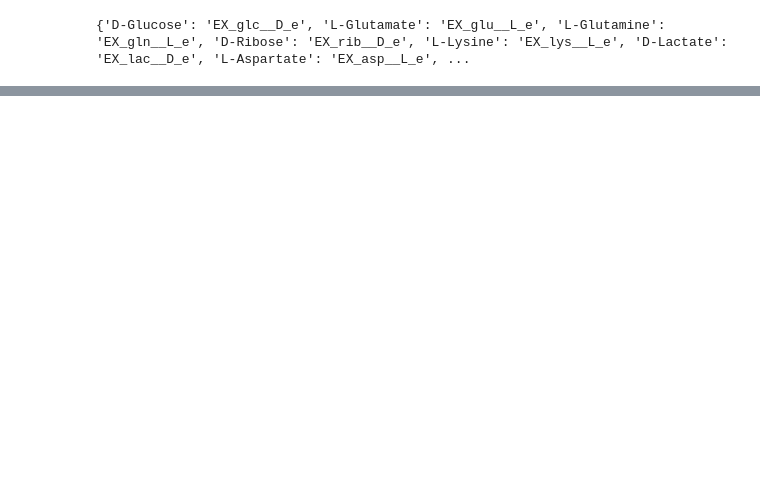
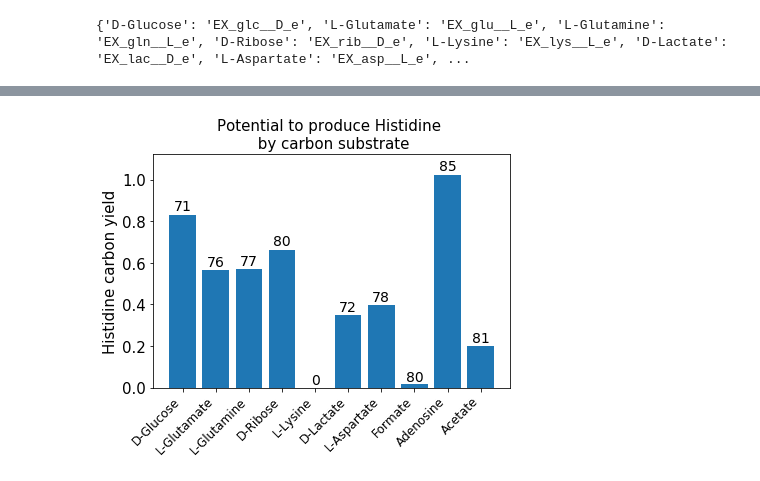
Before and after one commit to coltonlloyd/qbio, a Jupyter notebook: completed_excercises/Exercise 2 - Synthesizing building blocks.ipynb, the cells around one changed output, grey strips where cells are left out. Saved outputs shown, nothing was run; the diff lists cells and outputs as text; code cells hidden in the pictures; blank space fills up the shorter version.

```diff
--- a/completed_excercises/Exercise 2 - Synthesizing building blocks.ipynb
+++ b/completed_excercises/Exercise 2 - Synthesizing building blocks.ipynb
@@ -109,3 +63,0 @@ run_and_plot_simulations(model, model.reactions.EX_pheme_e.id, aerobic=True)
-# %%
-# TODO delete this and maybe mention in the following presentation
-run_and_plot_simulations(model, model.reactions.BIOMASS_Ec_iML1515_core_75p37M.id, aerobic=True)
@@ -114,3 +63,0 @@ run_and_plot_simulations(model, model.reactions.BIOMASS_Ec_iML1515_core_75p37M.i
-# %%
-# TODO delete this and maybe mention in the following presentation
-run_and_plot_simulations(model, model.reactions.BIOMASS_Ec_iML1515_core_75p37M.id, aerobic=False)
@@ -172,3 +63,0 @@ plt.show()
-# %%
-model.reactions.EX_his__L_e.lower_bound = model.slim_optimize() * .99
-fluxes = cobra.flux_analysis.sampling.sample(model, 100)
@@ -228,0 +77,26 @@ cobra.flux_analysis.sampling.sample?
+# %%
+yield_list = []
+substrate_list = []
+num_reaction_list = []
+for name, uptake_rxn in substrate_name_to_rxn.items():
+    model.reactions.EX_glc__D_e.lower_bound = 0
+    model.reactions.get_by_id(uptake_rxn).lower_bound = -10
+    model.objective = 'EX_his__L_e'
+    solution = model.optimize()
+    substrate_list.append(name)
+
+    count = 0
+    for r, flux in solution.fluxes.items():
+        if abs(flux) >= 1e-6:
+            count += 1
+
+    num_reaction_list.append(count)
+
+
+    if abs(solution.f) < .001:
+        yield_value = 0
+    else:
+        yield_value = solution.fluxes['EX_his__L_e'] / abs(solution.fluxes[uptake_rxn])
+
+    yield_list.append(yield_value)
+    model.reactions.get_by_id(uptake_rxn).lower_bound = 0
@@ -228,0 +111,4 @@ cobra.flux_analysis.sampling.sample?
+# %%
+plot_theoretical_yields(yield_list, substrate_list, 'Histidine', num_reaction_list)
+# %% [output]
+[figure, added]
```
Also changed, not shown: parts of 77 cells of this notebook, 4 other files.
